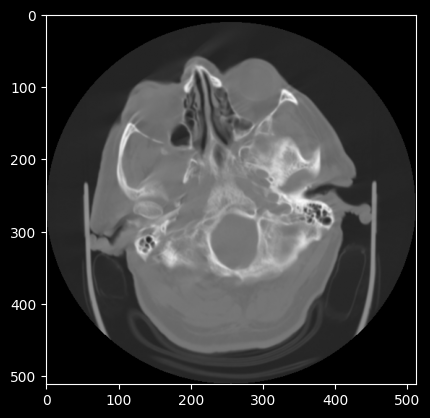
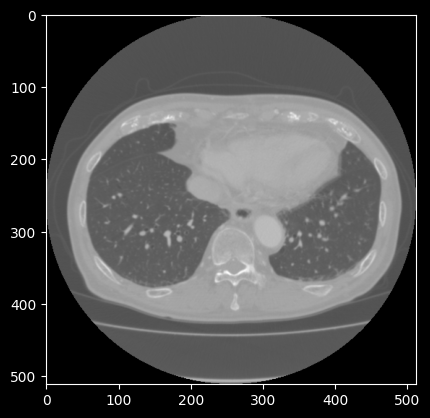
Code edit (unified diff) that turned the first committed figure into the second:
--- before
+++ after
@@ -1 +1,3 @@
-plt.imshow(dcm.pixel_array, cmap='gray')
+import matplotlib.pyplot as plt
+
+plt.imshow(data[0].pixel_array, cmap='gray')

Commit: test: define `locust.User` class to upload series